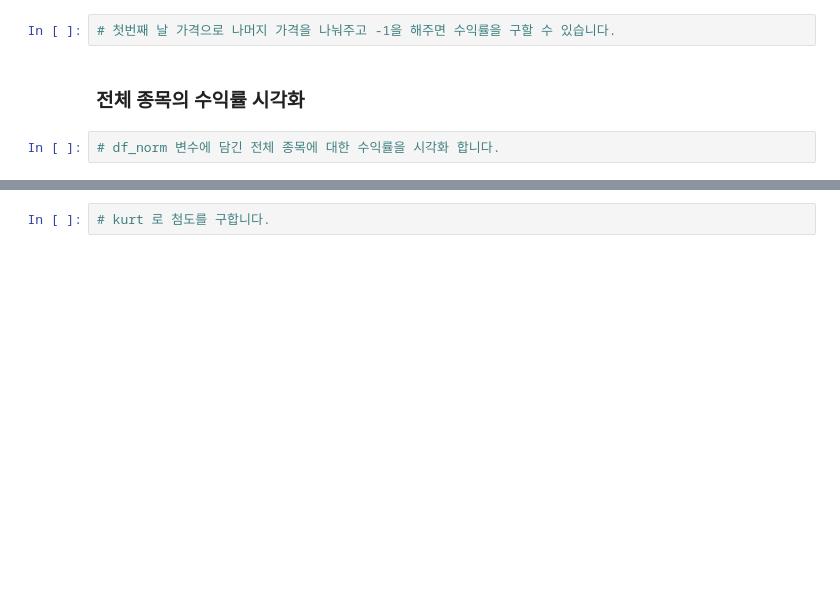
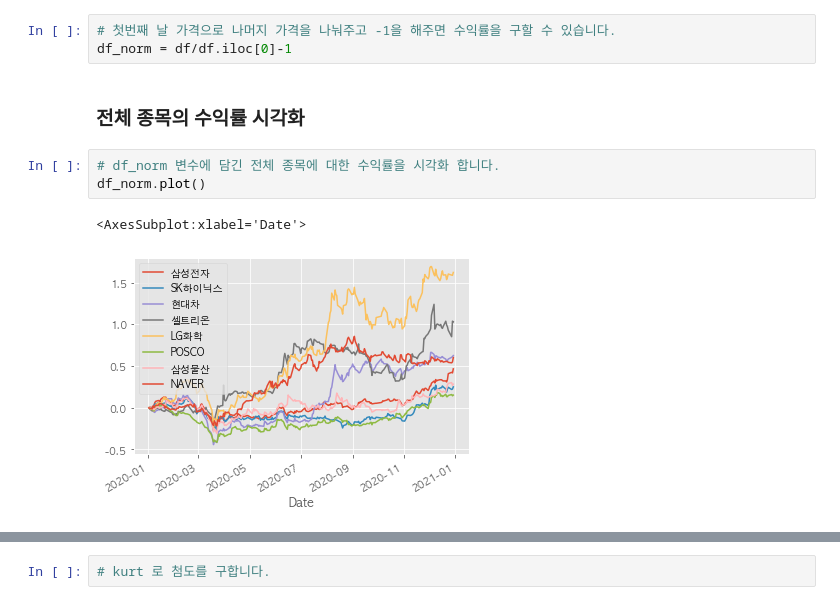
Before and after one commit to kevin-hyun/finance-DA, a Jupyter notebook: 3.2 FinanceDataReader를 통한 여러 종목 수익률 비교-input.ipynb, the cells around one changed output, grey strips where cells are left out. Saved outputs shown, nothing was run; the diff lists cells and outputs as text; blank space fills up the shorter version.

```diff
--- a/3.2 FinanceDataReader를 통한 여러 종목 수익률 비교-input.ipynb
+++ b/3.2 FinanceDataReader를 통한 여러 종목 수익률 비교-input.ipynb
@@ -237,9 +241,14 @@ array([[<AxesSubplot:title={'center':'삼성전자'}>,
 ## 전체 데이터프레임 값에 대한 수익률 계산하기
 # %%
 # 첫번째 날 가격으로 나머지 가격을 나눠주고 -1을 해주면 수익률을 구할 수 있습니다.
+df_norm = df/df.iloc[0]-1
 # %% [markdown]
 ### 전체 종목의 수익률 시각화
 # %%
 # df_norm 변수에 담긴 전체 종목에 대한 수익률을 시각화 합니다.
+df_norm.plot()
+# %% [output]
+<AxesSubplot:xlabel='Date'>
+[figure, added]
 # %%
 # 계산된 수익률에 대한 기술통계값 구하기
```
Also changed, not shown: parts of 10 cells of this notebook.
